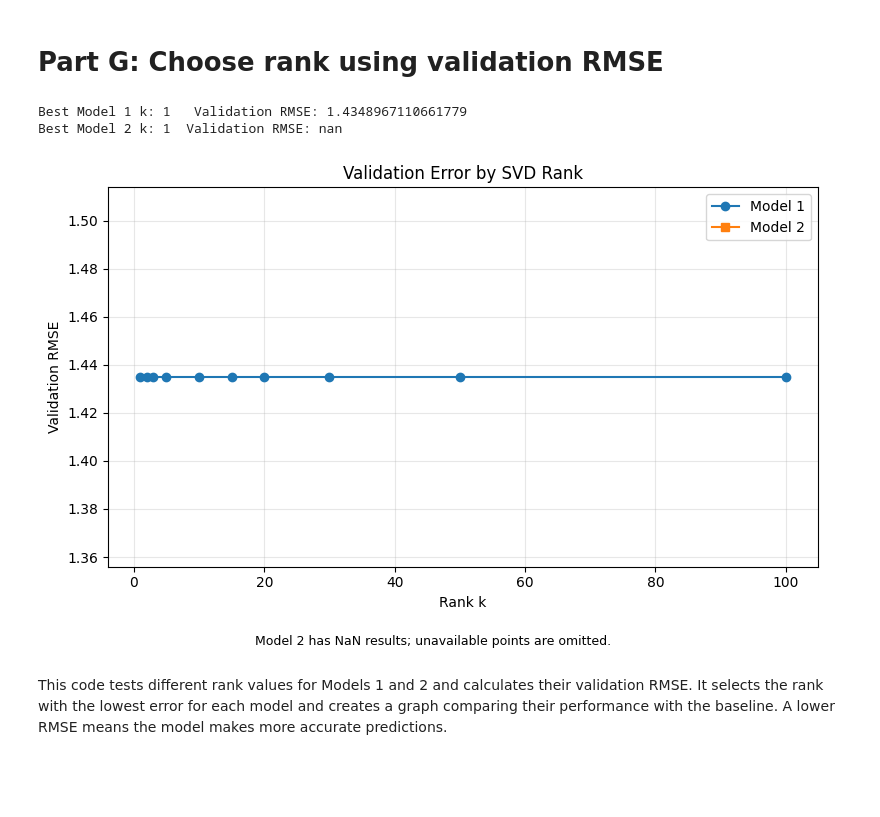
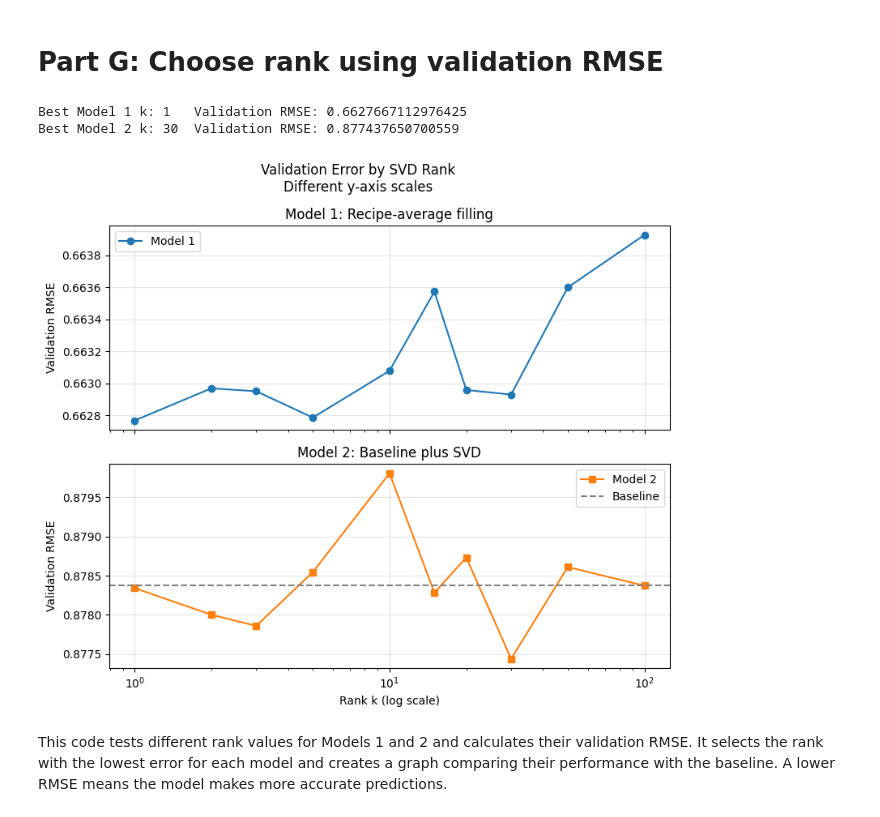
Before and after one commit to scottaudrey/svd-food-recommendation-system, a Jupyter notebook: notebooks/03_low_rank.ipynb, the cells around one changed output. Saved outputs shown, nothing was run; the diff lists cells and outputs as text; code cells hidden in the pictures; blank space fills up the shorter version.

```diff
--- a/notebooks/03_low_rank.ipynb
+++ b/notebooks/03_low_rank.ipynb
@@ -53,6 +53,15 @@ with zipfile.ZipFile("/content/recipereview.zip", "r") as z:
                "reply_count", "thumbs_up", "thumbs_down", "stars", "best_score", "text"]
     )
 
+ratings = ratings[ratings["stars"].between(1, 5)].copy()
+
+ratings = ratings.groupby(
+  ["user_id", "recipe_code"], as_index=False
+).agg(
+  stars=("stars", "mean"),
+  recipe_name=("recipe_name", "first")
+)
+
 # This part is added to factor data and make these ID into consecutive integers
 # This will help with Part B
 # Code from chatgpt
@@ -143,37 +152,42 @@ best_k2 = ks[int(np.argmin(val_err2))]
 print("Best Model 1 k:", best_k1, "  Validation RMSE:", min(val_err1))
 print("Best Model 2 k:", best_k2, " Validation RMSE:", min(val_err2))
 # %% [output]
-Best Model 1 k: 1   Validation RMSE: 1.4348967110661779
-Best Model 2 k: 1  Validation RMSE: nan
+Best Model 1 k: 1   Validation RMSE: 0.6627667112976425
+Best Model 2 k: 30  Validation RMSE: 0.877437650700559
-# %%
-import matplotlib.pyplot as plt
-from pathlib import Path
-
-plt.figure(figsize=(8, 5))
-plt.plot(ks, val_err1, "o-", label="Model 1")
-plt.plot(ks, val_err2, "s-", label="Model 2")
-
-if np.isfinite(baseline_val_rmse):
-  plt.axhline(baseline_val_rmse, color="gray",
-              linestyle="--", label="Baseline")
-
-plt.xlabel("Rank k")
-plt.ylabel("Validation RMSE")
-plt.title("Validation Error by SVD Rank")
-plt.legend()
-plt.grid(alpha=0.3)
-
-if not np.all(np.isfinite(val_err2)):
-  plt.figtext(0.5, 0.01,
-              "Model 2 has NaN results; unavailable points are omitted.",
-              ha="center", fontsize=9)
-
-plt.tight_layout(rect=(0, 0.05, 1, 1))
-Path("figures").mkdir(exist_ok=True)
-plt.savefig("figures/validation_rmse.png", dpi=200)
-plt.show()
-# %% [output]
-[figure, removed]
+# %%
+from pathlib import Path
+import matplotlib.pyplot as plt
+
+fig, axes = plt.subplots(2, 1, figsize=(8, 7), sharex=True)
+
+axes[0].semilogx(ks, val_err1, "o-", label="Model 1")
+axes[0].set_title("Model 1: Recipe-average filling")
+axes[0].set_ylabel("Validation RMSE")
+
+axes[1].semilogx(
+  ks, val_err2, "s-", color="tab:orange", label="Model 2"
+)
+axes[1].axhline(
+  baseline_val_rmse, color="gray",
+  linestyle="--", label="Baseline"
+)
+axes[1].set_title("Model 2: Baseline plus SVD")
+axes[1].set_ylabel("Validation RMSE")
+axes[1].set_xlabel("Rank k (log scale)")
+
+for ax in axes:
+  ax.grid(alpha=0.3)
+  ax.legend()
+  ax.ticklabel_format(axis="y", style="plain", useOffset=False)
+
+fig.suptitle("Validation Error by SVD Rank\nDifferent y-axis scales")
+fig.tight_layout()
+
+Path("figures").mkdir(exist_ok=True)
+plt.savefig("figures/validation_rmse_vs_k.png", dpi=200)
+plt.show()
+# %% [output]
+[figure, added]
 # %% [markdown]
 This code tests different rank values for Models 1 and 2 and calculates their validation RMSE. It selects the rank with the lowest error for each model and creates a graph comparing their performance with the baseline. A lower RMSE means the model makes more accurate predictions.
 # %% [markdown]
```
Also changed, not shown: parts of 19 cells of this notebook.
